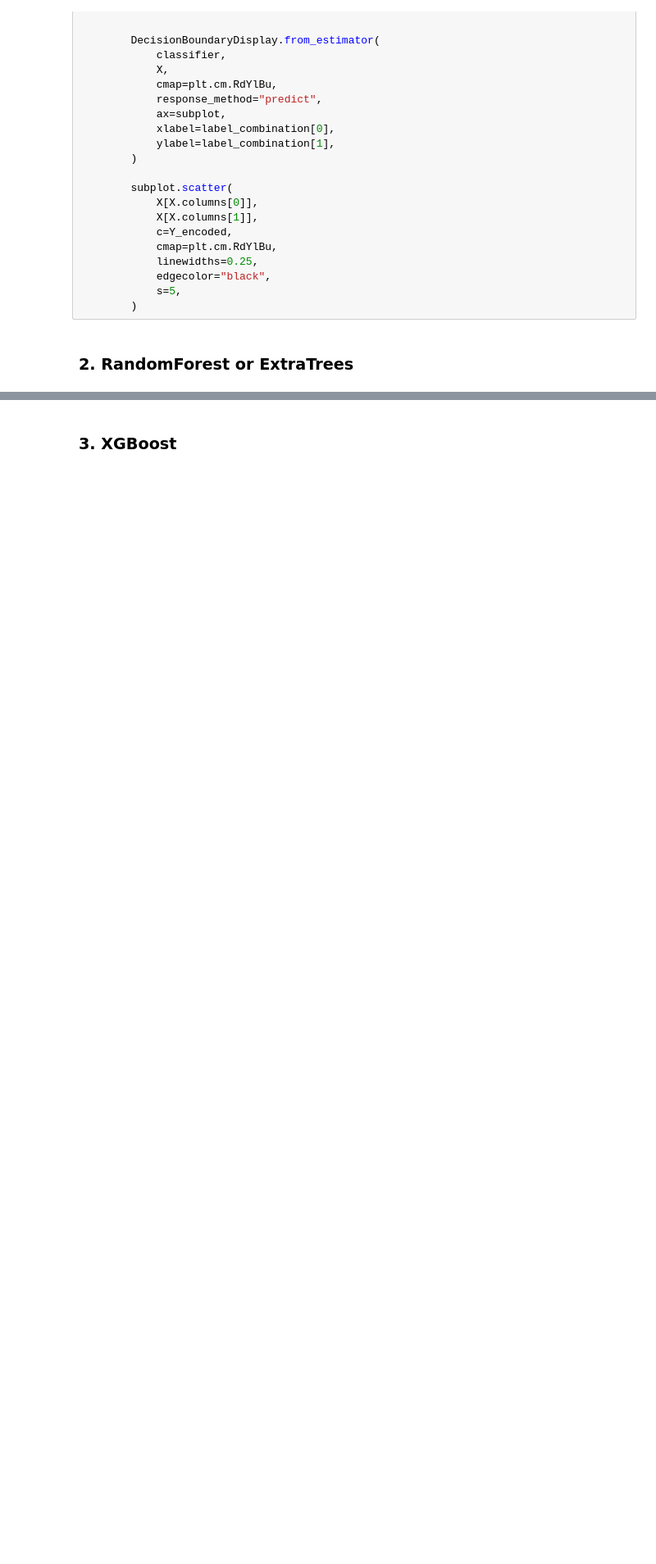
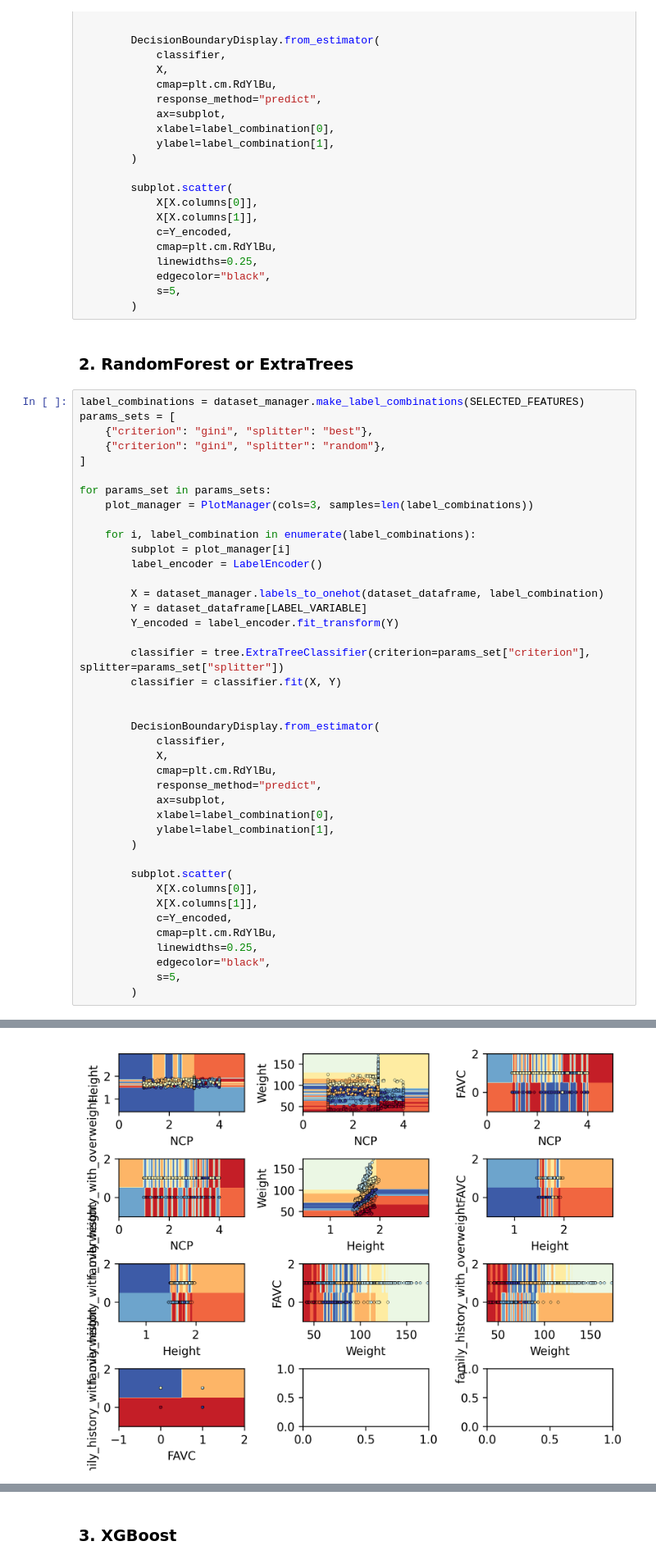
Before and after one commit to MihaiBojescu/data-mining-homeworks, a Jupyter notebook: Homework 3/homework3.ipynb, the cells around one changed output, grey strips where cells are left out. Shown at 82% size. Drawn from its saved outputs; the diff is of its cells as text; blank space fills up the shorter version.

Commit message:
Homework 3: Add basic extra trees code

```diff
--- a/Homework 3/homework3.ipynb
+++ b/Homework 3/homework3.ipynb
@@ -266,3 +266,45 @@ for params_set in params_sets:
         )
 # %% [markdown]
 ### 2. RandomForest or ExtraTrees
+# %%
+label_combinations = dataset_manager.make_label_combinations(SELECTED_FEATURES)
+params_sets = [
+    {"criterion": "gini", "splitter": "best"},
+    {"criterion": "gini", "splitter": "random"},
+]
+
+for params_set in params_sets:
+    plot_manager = PlotManager(cols=3, samples=len(label_combinations))
+
+    for i, label_combination in enumerate(label_combinations):
+        subplot = plot_manager[i]
+        label_encoder = LabelEncoder()
+
+        X = dataset_manager.labels_to_onehot(dataset_dataframe, label_combination)
+        Y = dataset_dataframe[LABEL_VARIABLE]
+        Y_encoded = label_encoder.fit_transform(Y)
+
+        classifier = tree.ExtraTreeClassifier(criterion=params_set["criterion"], splitter=params_set["splitter"])
+        classifier = classifier.fit(X, Y)
+
+
+        DecisionBoundaryDisplay.from_estimator(
+            classifier,
+            X,
+            cmap=plt.cm.RdYlBu,
+            response_method="predict",
+            ax=subplot,
+            xlabel=label_combination[0],
+            ylabel=label_combination[1],
+        )
+
+        subplot.scatter(
+            X[X.columns[0]],
+            X[X.columns[1]],
+            c=Y_encoded,
+            cmap=plt.cm.RdYlBu,
+            linewidths=0.25,
+            edgecolor="black",
+            s=5,
+        )
+# %% [output]
@@ -268,0 +312 @@ for params_set in params_sets:
+[figure, added]
```
Also changed, not shown: parts of 1 cell of this notebook.
